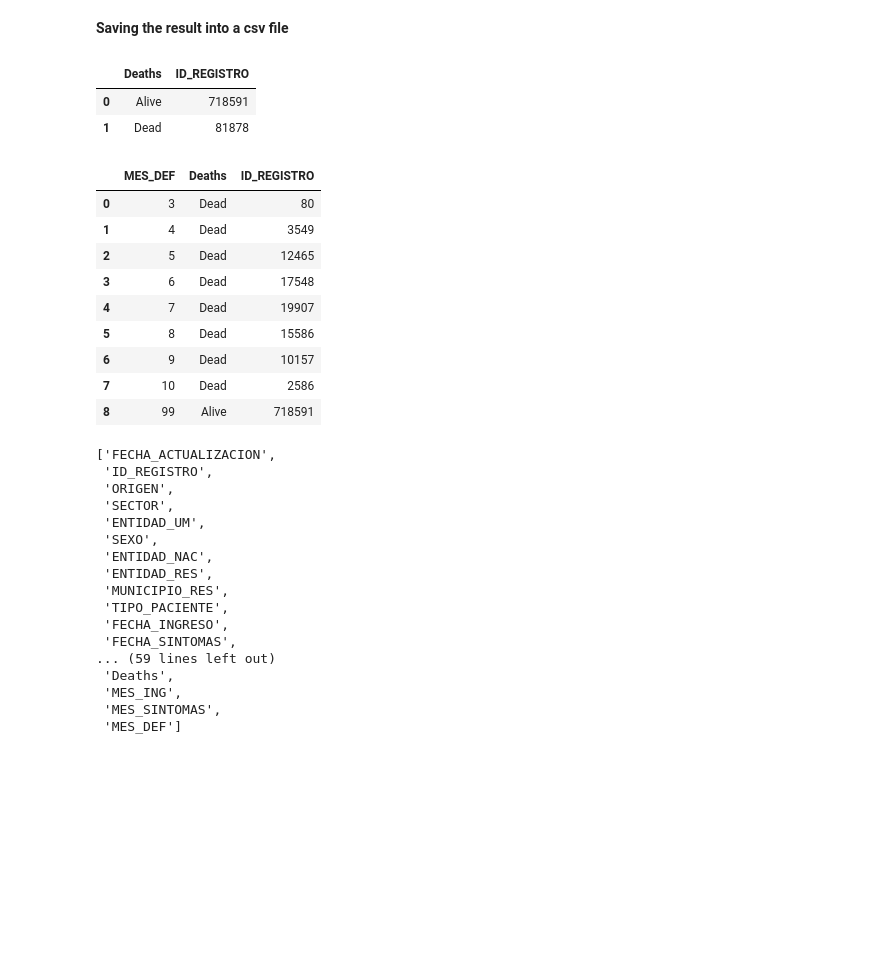
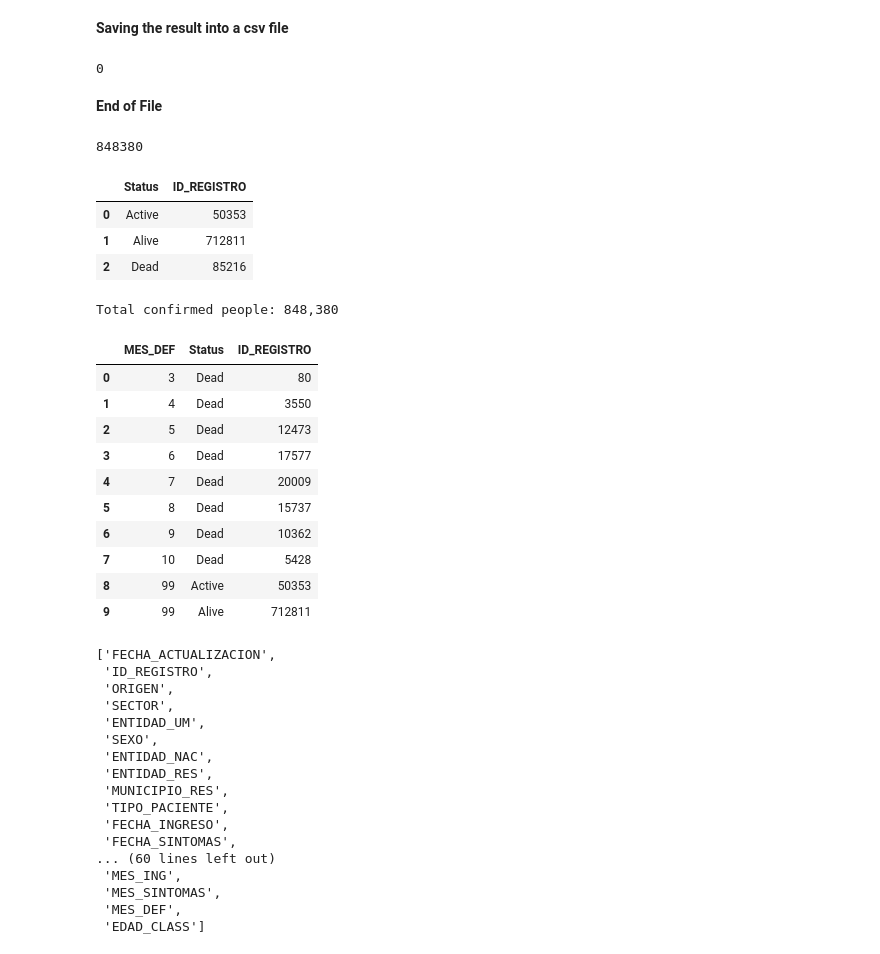
Before and after one commit to cmaroblesg/Advanced_DataScience_Capstone, a Jupyter notebook: COVID_Databases.ipynb, the cells around one changed output. Drawn from its saved outputs; the diff is of its cells as text; code cells hidden in the pictures; blank space fills up the shorter version.

```diff
--- a/COVID_Databases.ipynb
+++ b/COVID_Databases.ipynb
@@ -510,9 +512,22 @@ data.head()
 5 rows × 71 columns
 # %% [markdown]
 **Change the date 9999-99-99 to Alive**
-# %%
-data.loc[(data['FECHA_DEF'].isin(['9999-99-99'])),'Deaths'] = 'Alive'
-data.loc[(~data['FECHA_DEF'].isin(['9999-99-99'])),'Deaths'] = 'Dead'
+# %%
+import datetime
+
+data['FECHA_INGRESO'] = pd.to_datetime(data['FECHA_INGRESO'])
+data.loc[(data['FECHA_DEF'].isin(['9999-99-99'])),'Status'] = 'Alive'
+data.loc[(~data['FECHA_DEF'].isin(['9999-99-99'])),'Status'] = 'Dead'
+
+today = datetime.datetime.now()
+delta_time = datetime.timedelta(days = 15)
+newDate = today - delta_time
+data.loc[(data['FECHA_DEF'].isin(['9999-99-99'])) & (data['FECHA_INGRESO']>pd.to_datetime(newDate.date())) & (data['TIPO_PACIENTE_DESC'].isin(['AMBULATORIO'])),'Status']='Active'
+
+today = datetime.datetime.now()
+delta_time = datetime.timedelta(days = 25)
+newDate = today - delta_time
+data.loc[(data['FECHA_DEF'].isin(['9999-99-99'])) & (data['FECHA_INGRESO']>pd.to_datetime(newDate.date())) & (data['TIPO_PACIENTE_DESC'].isin(['HOSPITALIZADO'])),'Status']='Active'
 # %% [markdown]
 **Change the column to datetime format**
 # %%
@@ -538,25 +553,44 @@ path = 'Files'
 os.system('rm -r Databases/*')
 data.to_csv(os.path.join(path,'mex_covid_daily.csv'),index=False,encoding='utf-8')
 #data.to_excel(os.path.join(path,'mex_covid_daily.xlsx'),'DB',index=False)
+# %%
+os.system('zip Files/db.zip Files/mex_covid_daily.csv')
+# %% [output]
+0
+# %% [markdown]
+**End of File**
+# %%
+len(data)
+# %% [output]
+848380
 # %%
-data.groupby(['Deaths'],as_index=False)['ID_REGISTRO'].count()
+data.groupby(['Status'],as_index=False)['ID_REGISTRO'].count()
 # %% [output]
-|  | Deaths | ID_REGISTRO |
-| 0 | Alive | 718591 |
-| 1 | Dead | 81878 |
+|  | Status | ID_REGISTRO |
+| 0 | Active | 50353 |
+| 1 | Alive | 712811 |
+| 2 | Dead | 85216 |
+# %%
+alive = data.loc[(data['Status'].isin(['Alive'])),'ID_REGISTRO'].count()
+dead = data.loc[(data['Status'].isin(['Dead'])),'ID_REGISTRO'].count()
+active = data.loc[(data['Status'].isin(['Active'])),'ID_REGISTRO'].count()
+print('Total confirmed people: {0:,.0f}'.format(alive+dead+active))
+# %% [output]
+Total confirmed people: 848,380
 # %%
-data.groupby(['MES_DEF','Deaths'],as_index=False)['ID_REGISTRO'].count()
+data.groupby(['MES_DEF','Status'],as_index=False)['ID_REGISTRO'].count()
 # %% [output]
-|  | MES_DEF | Deaths | ID_REGISTRO |
+|  | MES_DEF | Status | ID_REGISTRO |
 | 0 | 3 | Dead | 80 |
-| 1 | 4 | Dead | 3549 |
-| 2 | 5 | Dead | 12465 |
-| 3 | 6 | Dead | 17548 |
-| 4 | 7 | Dead | 19907 |
-| 5 | 8 | Dead | 15586 |
-| 6 | 9 | Dead | 10157 |
-| 7 | 10 | Dead | 2586 |
-| 8 | 99 | Alive | 718591 |
+| 1 | 4 | Dead | 3550 |
+| 2 | 5 | Dead | 12473 |
+| 3 | 6 | Dead | 17577 |
+| 4 | 7 | Dead | 20009 |
+| 5 | 8 | Dead | 15737 |
+| 6 | 9 | Dead | 10362 |
+| 7 | 10 | Dead | 5428 |
+| 8 | 99 | Active | 50353 |
+| 9 | 99 | Alive | 712811 |
 # %%
 data.columns.tolist()
 # %% [output]
@@ -572,11 +606,11 @@ data.columns.tolist()
  'TIPO_PACIENTE',
  'FECHA_INGRESO',
  'FECHA_SINTOMAS',
-... (59 lines left out)
- 'Deaths',
+... (60 lines left out)
  'MES_ING',
  'MES_SINTOMAS',
- 'MES_DEF']
+ 'MES_DEF',
+ 'EDAD_CLASS']
 # %%
 data['EDAD'].unique()
 # %% [output]
```
Also changed, not shown: parts of 42 cells of this notebook, 2 other files.
